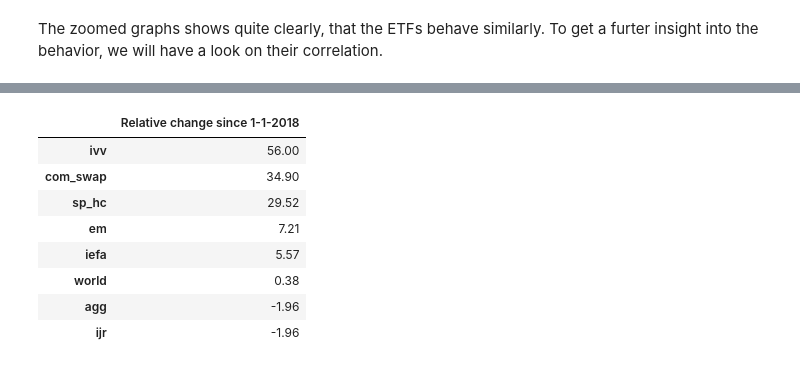
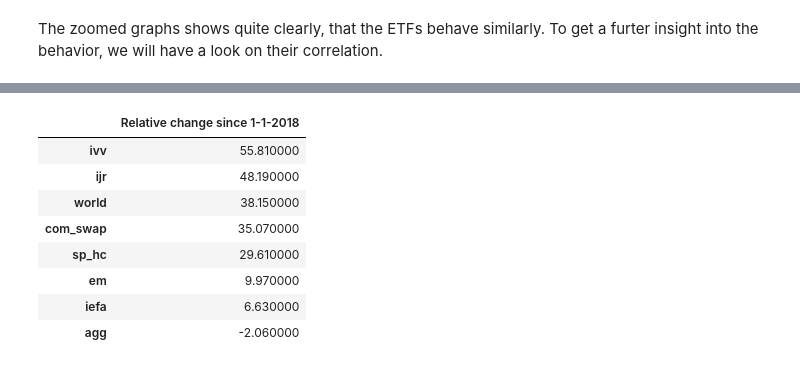
Before and after one commit to Ankru98/finengin, a Jupyter notebook: Code_Jupiter.ipynb, the cells around one changed output, grey strips where cells are left out. Cells and saved outputs as stored; diff of their text form; code cells hidden in the pictures.

```diff
--- a/Code_Jupiter.ipynb
+++ b/Code_Jupiter.ipynb
@@ -66,12 +41,23 @@ ivv.head()
 # %%
 # Step 1 - importing data by defining a for loop that gets the tickers from a list
-ticker = ['IVV', 'IEFA', 'AGG', 'IJR']
-data = pd.DataFrame(columns=ticker)
+start = datetime.datetime(2018, 1, 1)
+end = datetime.datetime.today()
 
-for i in ticker:
-    data[i] = yf.download(i, start, end)['Adj Close']
+ticker_ishares = ['IVV', 'IEFA', 'AGG', 'IJR']
+ticker_amundi = ['GLDA', 'MIVB'] # ticker not found
+antons_ticker = ['URTH', 'AEEM.PA', 'IUHE.AS', 'ICOM.L']
+data_ishares = pd.DataFrame(columns=ticker_ishares)
+data_amundi = pd.DataFrame(columns=ticker_amundi)
+antons_data = pd.DataFrame(columns=antons_ticker)
 
-data.head()
+for i in ticker_ishares:
+    data_ishares[i] = yf.download(i, start, end)['Adj Close']
+# for i in ticker_amundi:
+#     data_amundi[i] = yf.download(i, start, end)['Adj Close']
+# print(data_amundi.head())
+for i in antons_ticker:
+    antons_data[i] = yf.download(i, start, end)['Adj Close']
+    antons_data.fillna(0.0000)
 # %% [output]
 [*********************100%***********************]  1 of 1 completed
 [*********************100%***********************]  1 of 1 completed
@@ -356,28 +324,29 @@ plt.show();
 # %%
 # since thei graph is getting messy by adding more ETFs, a numeric comparison as reasonable
 # therefore, the relativ change is shown as a number
 
-ivv_pct = np.round(ivv_rel[-1] *100, 2)
-iefa_pct = np.round(iefa_rel[-1] *100, 2)
-agg_pct = np.round(agg_rel[-1]*100, 2)
-ijr_pct = np.round(agg_rel[-1]*100, 2)
-world_pct = np.round(world_rel[-1], 2)
-em_pct = np.round(em_rel[-1]*100, 2)
-sp_hc_pct = np.round(sp500_hc_rel[-1]*100, 2)
-com_pct = np.round(comm_swap_rel[-1]*100, 2)
+ivv_pct = np.round((data_ishares['IVV'].pct_change().cumsum()[-1]) *100, 2)
+iefa_pct = np.round((data_ishares['IEFA'].pct_change().cumsum()[-1]) *100, 2)
+agg_pct = np.round((data_ishares['AGG'].pct_change().cumsum()[-1]) *100, 2)
+ijr_pct = np.round((data_ishares['IJR'].pct_change().cumsum()[-1]) *100, 2)
+world_pct = np.round((antons_data['URTH'].pct_change().cumsum()[-1]) *100, 2)
+em_pct = np.round((antons_data['AEEM.PA'].pct_change().cumsum()[-1]) *100, 2)
+sp_hc_pct = np.round((antons_data['IUHE.AS'].pct_change().cumsum()[-1]) *100, 2)
+com_pct = np.round((antons_data['ICOM.L'].pct_change().cumsum()[-1]) *100, 2)
 
 pct_list = [ivv_pct, iefa_pct, agg_pct, ijr_pct, world_pct, em_pct, sp_hc_pct, com_pct]
 
 pct_data = pd.DataFrame(pct_list, index=["ivv", "iefa", "agg", "ijr", "world", "em", "sp_hc", "com_swap"], columns=["Relative change since 1-1-2018"])
 pct_final = pct_data.sort_values('Relative change since 1-1-2018', ascending=False)
-pct_final
+cm = sns.light_palette("green", as_cmap=True)
+pct_final.style.background_gradient(cmap=cm)
 # %% [output]
 |  | Relative change since 1-1-2018 |
-| ivv | 56.00 |
-| com_swap | 34.90 |
-| sp_hc | 29.52 |
-| em | 7.21 |
-| iefa | 5.57 |
-| world | 0.38 |
-| agg | -1.96 |
-| ijr | -1.96 |
+| ivv | 55.810000 |
+| ijr | 48.190000 |
+| world | 38.150000 |
+| com_swap | 35.070000 |
+| sp_hc | 29.610000 |
+| em | 9.970000 |
+| iefa | 6.630000 |
+| agg | -2.060000 |
```
Also changed, not shown: parts of 34 cells of this notebook.
